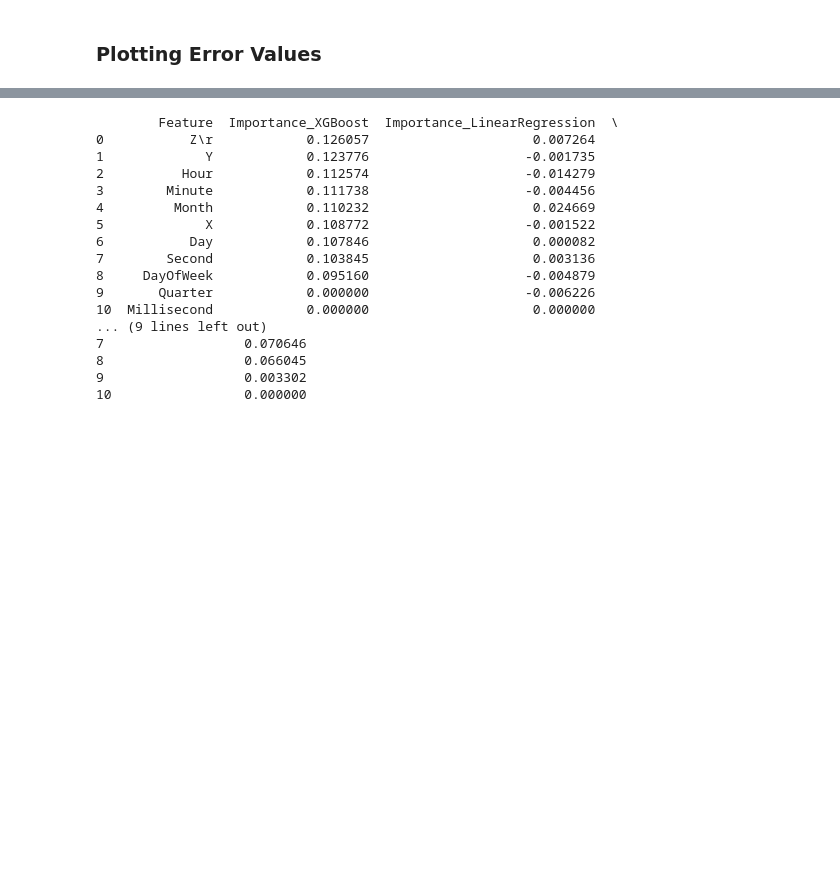
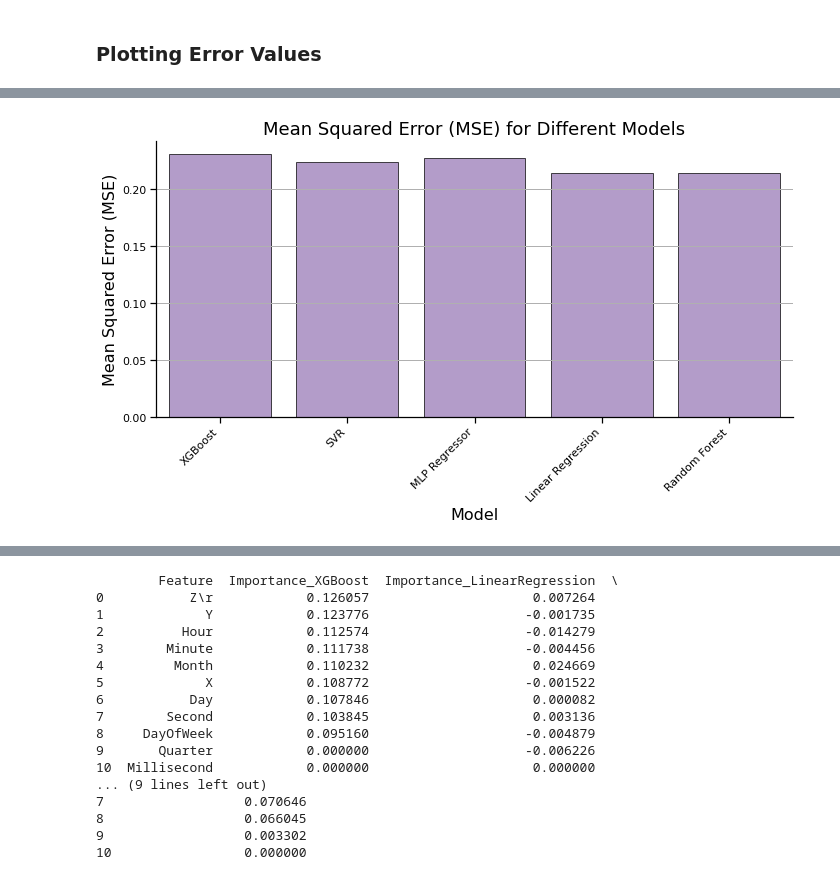
Before and after one commit to UVA-MLSys/SurrogateSimulation, a Jupyter notebook: _build/jupyter_execute/earthquake_surrogate.ipynb, the cells around one changed output, grey strips where cells are left out. Saved outputs shown, nothing was run; the diff lists cells and outputs as text; code cells hidden in the pictures; blank space fills up the shorter version.

```diff
--- a/_build/jupyter_execute/earthquake_surrogate.ipynb
+++ b/_build/jupyter_execute/earthquake_surrogate.ipynb
@@ -610,0 +585,18 @@ plt.show()
+# %%
+sns.set_context("notebook", rc={"font.size": 14, "axes.labelsize": 16, "axes.titlesize": 18})
+
+# Plot MSE scores
+plt.figure(figsize=(10, 6))
+sns.barplot(data=results_df, x='Model', y='MSE', color='#9467bd',alpha=0.7, edgecolor='black')
+plt.xlabel('Model')
+plt.ylabel('Mean Squared Error (MSE)')
+plt.title('Mean Squared Error (MSE) for Different Models')
+
+plt.xticks(rotation=45, ha='right')
+plt.tight_layout()
+sns.despine()
+
+plt.grid(axis='y')
+plt.show()
+# %% [output]
+[figure, added]
```
Also changed, not shown: parts of 8 cells of this notebook, 24 other files.
